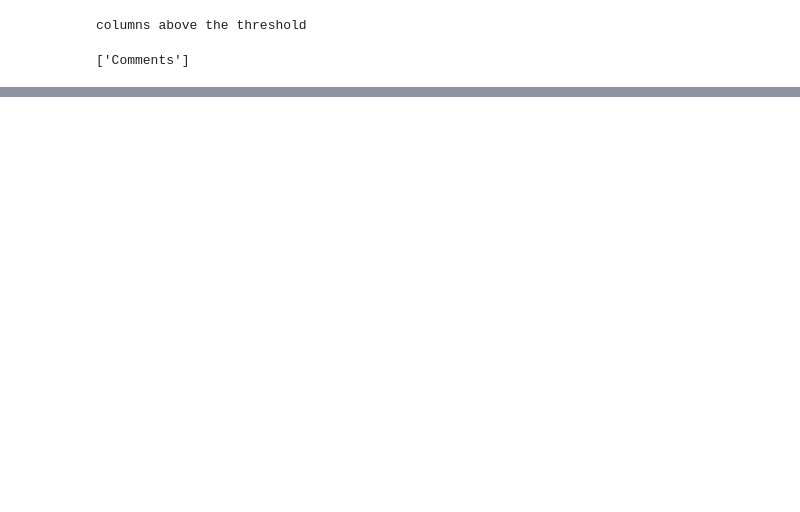
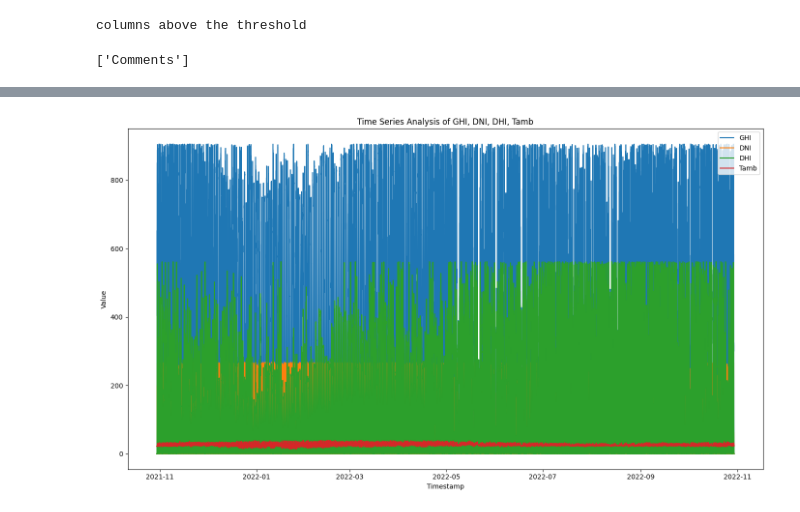
Before and after one commit to mikek1337/solar-challenge-week0, a Jupyter notebook: notebooks/sierraleone_eda.ipynb, the cells around one changed output, grey strips where cells are left out. Drawn from its saved outputs; the diff is of its cells as text; code cells hidden in the pictures; blank space fills up the shorter version.

```diff
--- a/notebooks/sierraleone_eda.ipynb
+++ b/notebooks/sierraleone_eda.ipynb
@@ -198,17 +85,0 @@ def find_and_replace_outliers_with_median(df, cols, iqr_multiplier=1.5):
-# %%
-def clean_data(df:pd.DataFrame,cols:list)-> pd.DataFrame:
-    clean_data = df.drop(columns=['Comments']).ffill()
-    for col in cols:
-        clean_data[col]=clean_data[col].clip(lower=0)
-    clean_data['RH'].clip(0, 100)
-    clean_data = find_and_replace_outliers_with_median(clean_data, cols + ['Tamb'])
-
-    return clean_data.reset_index(drop=True)
-
-cleaned_data = clean_data(df_copy,target_cols)
-for col in target_cols:
-    cleaned_data[col].plot(kind='box')
-    plt.title(col)
-    plt.ylabel(col)
-    plt.show()
-print("="*100)
@@ -282,0 +129,4 @@ WSstdev                     0       167246              0.0           NaN
+# %%
+plot_time_series(cleaned_data)
+# %% [output]
+[figure, added]
```
Also changed, not shown: parts of 11 cells of this notebook.
